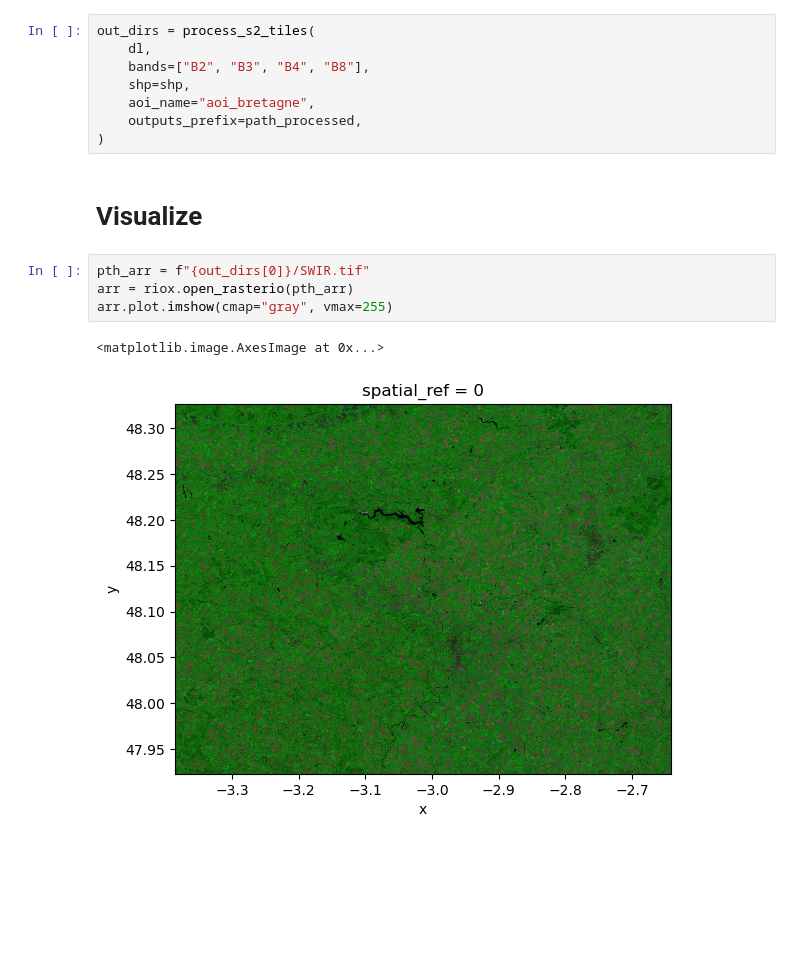
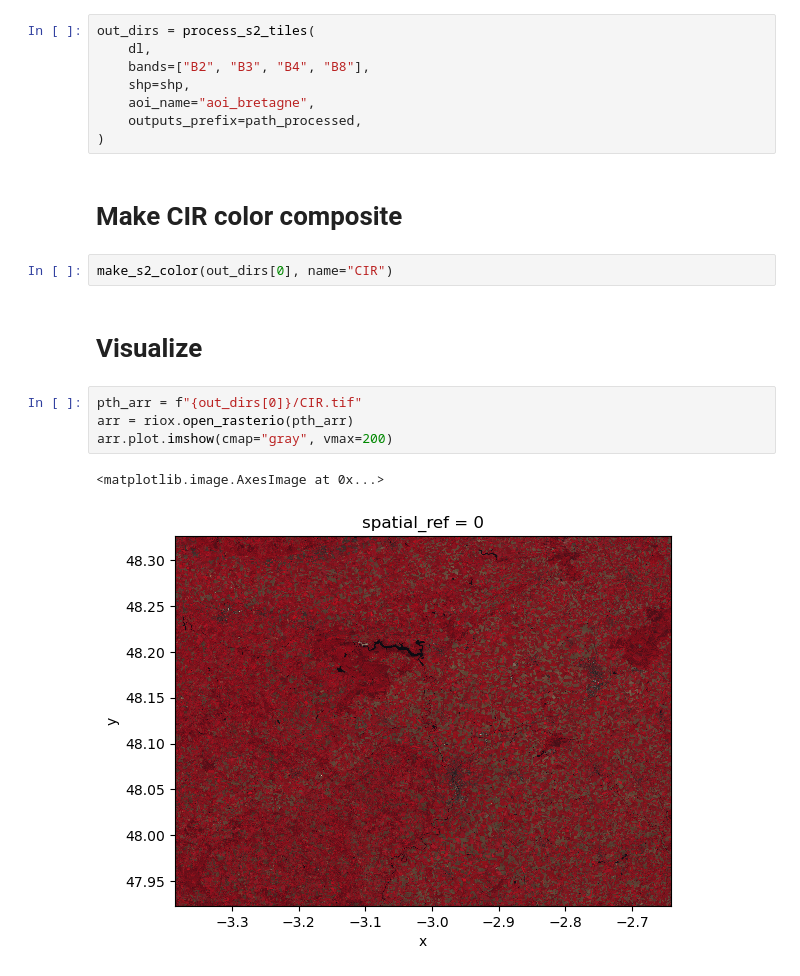
Before and after one commit to odhondt/eo_tools, a Jupyter notebook: docs/discover-and-process-s2.ipynb, the cells around one changed output. Cells and saved outputs as stored; diff of their text form; blank space fills up the shorter version.

Commit message:
docs with S2 color composite

```diff
--- a/docs/discover-and-process-s2.ipynb
+++ b/docs/discover-and-process-s2.ipynb
@@ -80,12 +80,16 @@ out_dirs = process_s2_tiles(
     aoi_name="aoi_bretagne",
     outputs_prefix=path_processed,
 )
+# %% [markdown]
+# Make CIR color composite
+# %%
+make_s2_color(out_dirs[0], name="CIR")
 # %% [markdown]
 # Visualize
 # %%
-pth_arr = f"{out_dirs[0]}/SWIR.tif"
+pth_arr = f"{out_dirs[0]}/CIR.tif"
 arr = riox.open_rasterio(pth_arr)
-arr.plot.imshow(cmap="gray", vmax=255)
+arr.plot.imshow(cmap="gray", vmax=200)
 # %% [output]
 <matplotlib.image.AxesImage at 0x...>
-[figure, old version]
+[figure, new version]
```
Also changed, not shown: parts of 1 cell of this notebook.
